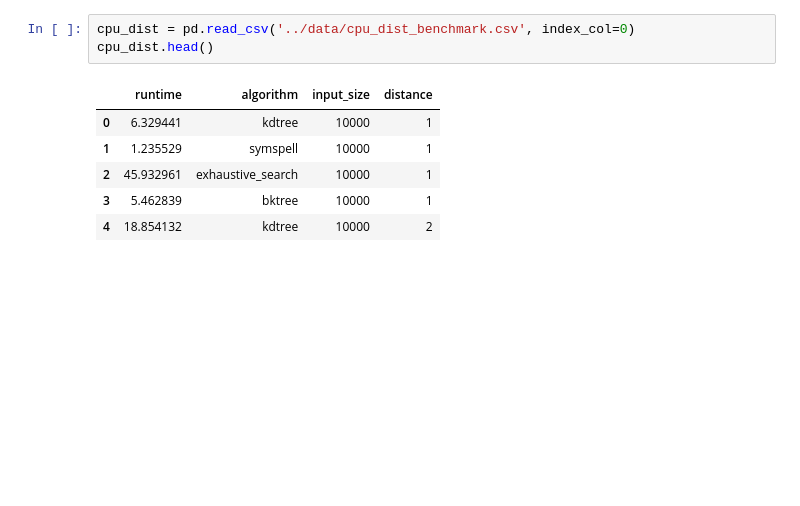
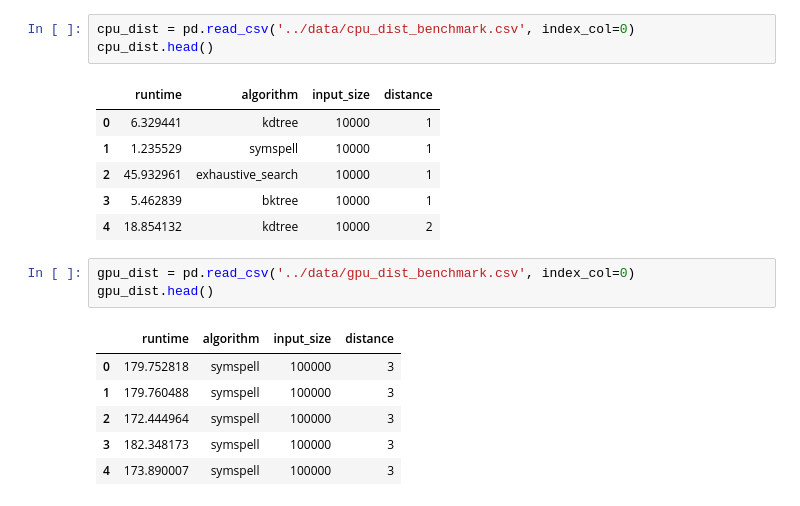
Before and after one commit to heartnetkung/XT-neighbor, a Jupyter notebook: pub/scaling_plots.ipynb, the cells around one changed output. Cells and saved outputs as stored; diff of their text form; blank space fills up the shorter version.

```diff
--- a/pub/scaling_plots.ipynb
+++ b/pub/scaling_plots.ipynb
@@ -50,3 +50,13 @@ cpu_dist.head()
 | 2 | 45.932961 | exhaustive_search | 10000 | 1 |
 | 3 | 5.462839 | bktree | 10000 | 1 |
 | 4 | 18.854132 | kdtree | 10000 | 2 |
+# %%
+gpu_dist = pd.read_csv('../data/gpu_dist_benchmark.csv', index_col=0)
+gpu_dist.head()
+# %% [output]
+|  | runtime | algorithm | input_size | distance |
+| 0 | 179.752818 | symspell | 100000 | 3 |
+| 1 | 179.760488 | symspell | 100000 | 3 |
+| 2 | 172.444964 | symspell | 100000 | 3 |
+| 3 | 182.348173 | symspell | 100000 | 3 |
+| 4 | 173.890007 | symspell | 100000 | 3 |
```
Also changed, not shown: parts of 5 cells of this notebook.
